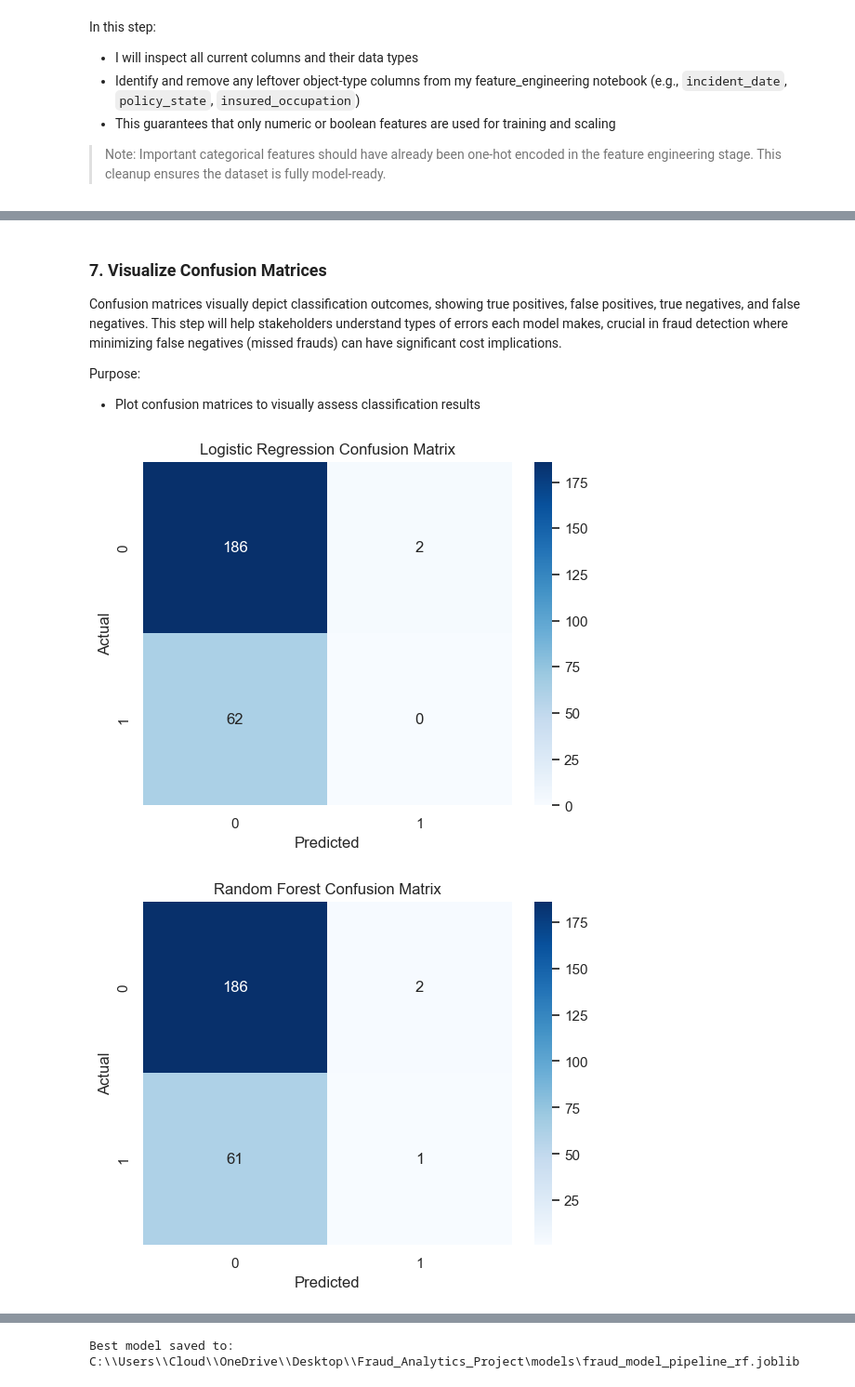
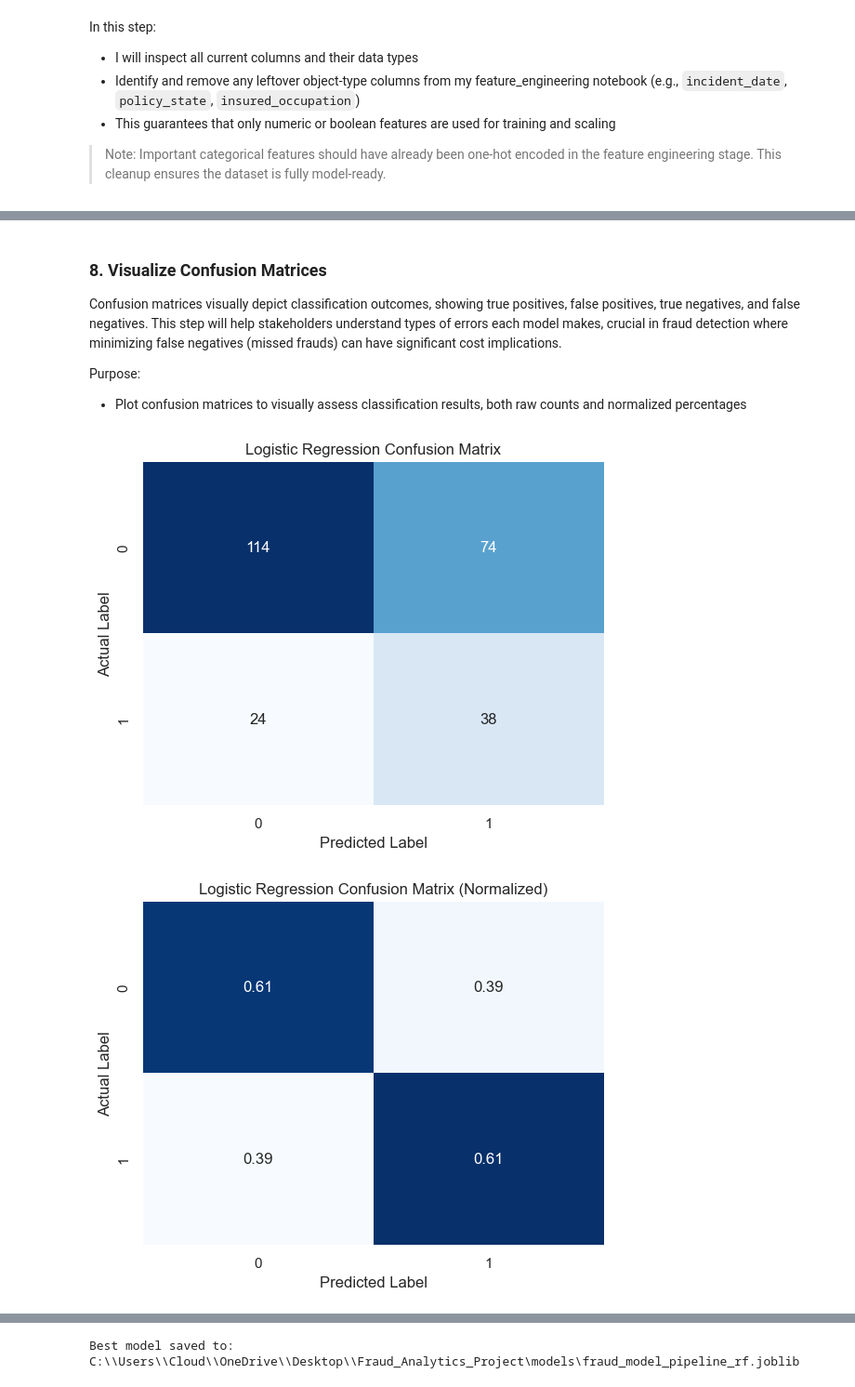
Before and after one commit to PatZ2346/fraud_analytics_project, a Jupyter notebook: 4. Model Training/model_training.ipynb, the cells around one changed output, grey strips where cells are left out. Shown at 93% size. Cells and saved outputs as stored; diff of their text form; code cells hidden in the pictures.

```diff
--- a/4. Model Training/model_training.ipynb
+++ b/4. Model Training/model_training.ipynb
@@ -204,14 +232,17 @@ Purpose:
 # %%
-# Initialize Random Forest with 100 trees
-rf = RandomForestClassifier(n_estimators=100, random_state=42)
+# Build pipeline: scaling + random forest classifier with balanced class weights
+rf_pipeline = Pipeline([
+    ('scaler', StandardScaler()),  # Optional for tree models, but kept for uniformity
+    ('rf', RandomForestClassifier(n_estimators=100, class_weight='balanced', random_state=42))
+])
 
-# Fit model on training data
-rf.fit(X_train, y_train)
+# Fit pipeline on training data
+rf_pipeline.fit(X_train, y_train)
 
 # Predict on test set
-y_pred_rf = rf.predict(X_test)
+y_pred_rf = rf_pipeline.predict(X_test)
 
-# Show classification metrics for Random Forest
-print("Random Forest Report")
+# Show classification report
+print("Random Forest Classification Report:")
 print(classification_report(y_test, y_pred_rf))
 # %% [output]
@@ -227,32 +258,50 @@ weighted avg       0.65      0.75      0.65       250
 # %% [markdown]
-### 7. Visualize Confusion Matrices
+### 8. Visualize Confusion Matrices
 
 Confusion matrices visually depict classification outcomes, showing true positives, false positives, true negatives, and false negatives. This step will help stakeholders understand types of errors each model makes, crucial in fraud detection where minimizing false negatives (missed frauds) can have significant cost implications.
 
 Purpose:
-- Plot confusion matrices to visually assess classification results
+- Plot confusion matrices to visually assess classification results, both raw counts and normalized percentages
 # %%
-def plot_conf_matrix(y_true, y_pred, title):
+def plot_conf_matrix(y_true, y_pred, title, normalize=False):
     """
     Plot confusion matrix with annotations.
 
     Parameters:
     y_true: array-like, ground truth labels
     y_pred: array-like, predicted labels
     title: str, plot title
+    normalize: bool, whether to normalize counts to percentages per actual class
+
+    This function plots a heatmap of the confusion matrix with numeric annotations.
+    If normalize=True, it shows proportions, which aid interpretation for imbalanced classes.
     """
+    # Compute confusion matrix values
     cm = confusion_matrix(y_true, y_pred)
-    sns.heatmap(cm, annot=True, fmt='d', cmap='Blues')
-    plt.title(title)
-    plt.xlabel("Predicted")
-    plt.ylabel("Actual")
+
+    if normalize:
+        # Normalize by row sums (actual class totals) to show percentage of predictions per class
+        cm = cm.astype('float') / cm.sum(axis=1)[:, np.newaxis]
+        fmt = '.2f'  # Format numbers as floats with two decimals
+        cmap = 'Blues'
+    else:
+        fmt = 'd'    # Format numbers as integers (raw counts)
+        cmap = 'Blues'
+
+    # Plot heatmap with annotations and no colorbar for clarity
+    sns.heatmap(cm, annot=True, fmt=fmt, cmap=cmap, cbar=False)
+    plt.title(title + (" (Normalized)" if normalize else ""))
+    plt.xlabel("Predicted Label")
+    plt.ylabel("Actual Label")
     plt.show()
 
-# Plot for Logistic Regression
-plot_conf_matrix(y_test, y_pred_lr, "Logistic Regression Confusion Matrix")
+# Plot raw and normalized confusion matrices for Logistic Regression
+plot_conf_matrix(y_test, y_pred_lr, "Logistic Regression Confusion Matrix", normalize=False)
+plot_conf_matrix(y_test, y_pred_lr, "Logistic Regression Confusion Matrix", normalize=True)
 
-# Plot for Random Forest
-plot_conf_matrix(y_test, y_pred_rf, "Random Forest Confusion Matrix")
+# Plot raw and normalized confusion matrices for Random Forest
+plot_conf_matrix(y_test, y_pred_rf, "Random Forest Confusion Matrix", normalize=False)
+plot_conf_matrix(y_test, y_pred_rf, "Random Forest Confusion Matrix", normalize=True)
 # %% [output]
-[figure, old version]
+[figure, new version]
-[figure, old version]
+[figure, new version]
```
Also changed, not shown: parts of 27 cells of this notebook, 4 other files.
